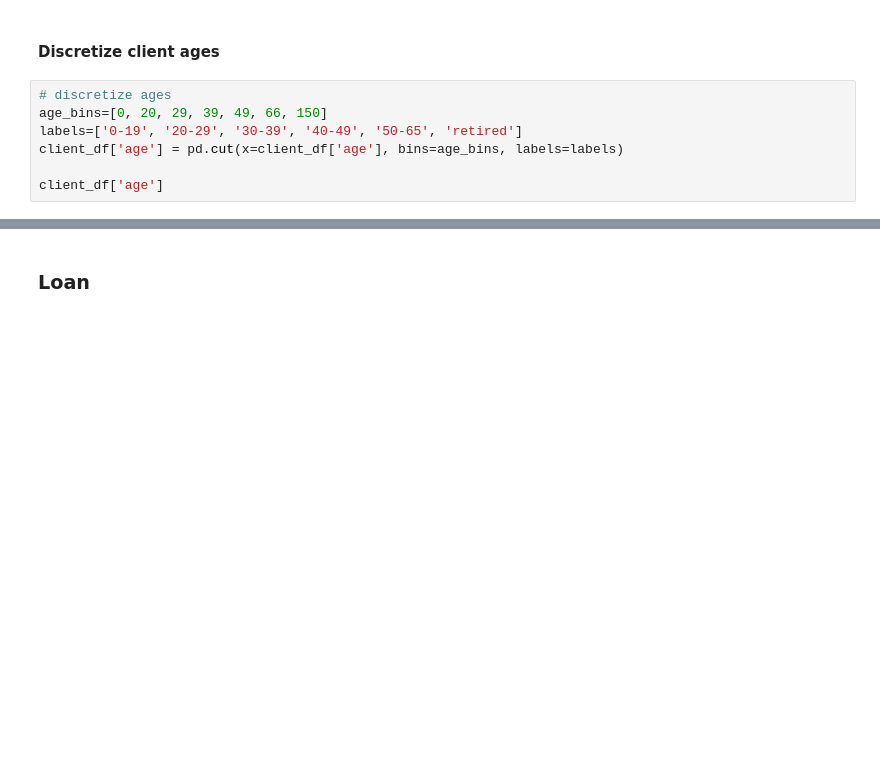
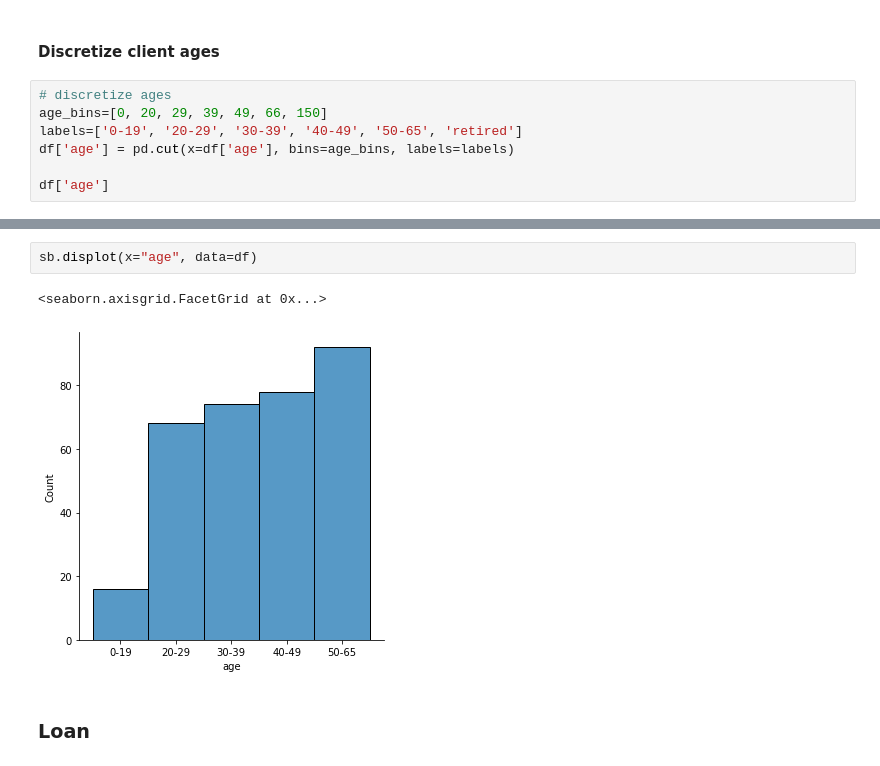
Before and after one commit to JoaoCostaIFG/AC, a Jupyter notebook: Banking.ipynb, the cells around one changed output, grey strips where cells are left out. Saved outputs shown, nothing was run; the diff lists cells and outputs as text; blank space fills up the shorter version.

```diff
--- a/Banking.ipynb
+++ b/Banking.ipynb
@@ -942,6 +942,6 @@ sb.lineplot(x="age", y="balance_mean", data=df)
 # discretize ages
 age_bins=[0, 20, 29, 39, 49, 66, 150]
 labels=['0-19', '20-29', '30-39', '40-49', '50-65', 'retired']
-client_df['age'] = pd.cut(x=client_df['age'], bins=age_bins, labels=labels)
+df['age'] = pd.cut(x=df['age'], bins=age_bins, labels=labels)
 
-client_df['age']
+df['age']
@@ -948,3 +962,8 @@ client_df['age']
+# %%
+sb.displot(x="age", data=df)
+# %% [output]
+<seaborn.axisgrid.FacetGrid at 0x...>
+[figure, added]
 # %% [markdown]
 ### Loan
 # %% [markdown]
```
Also changed, not shown: parts of 3 cells of this notebook.
